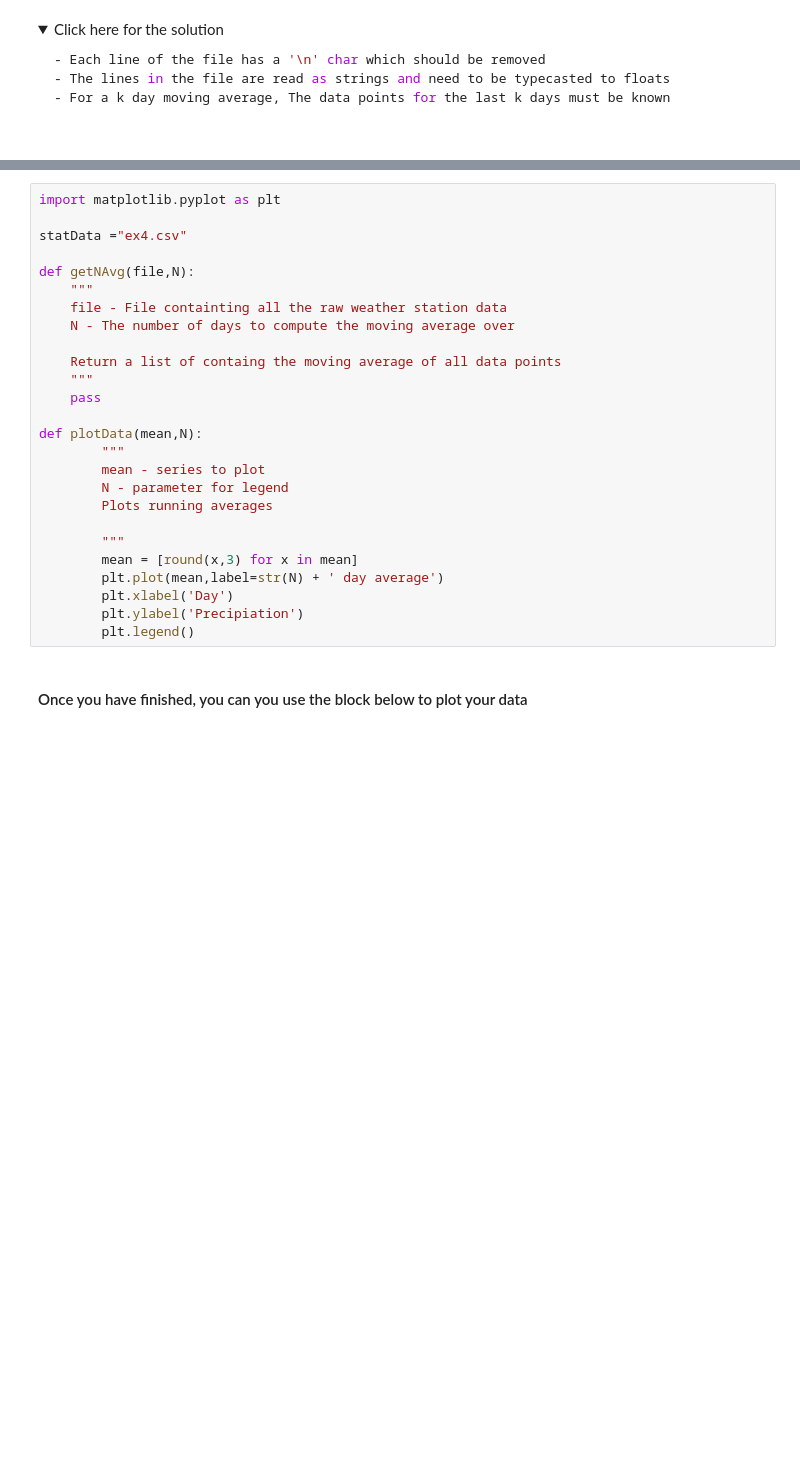
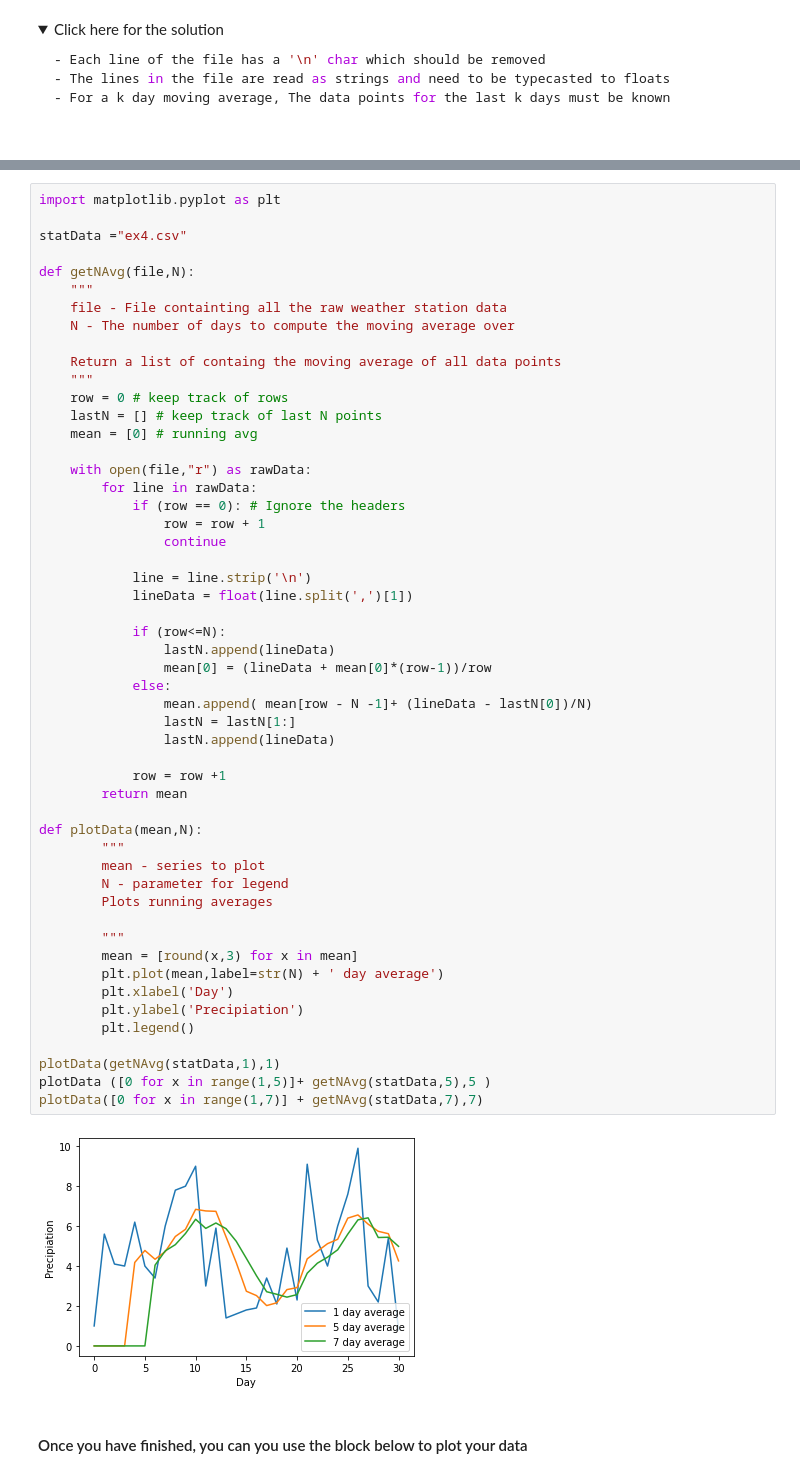
Before and after one commit to BobbySweaters/IBM-Data-Analyst-Labs, a Jupyter notebook: PY0101EN-4-1-ReadFile.ipynb, the cells around one changed output, grey strips where cells are left out. Drawn from its saved outputs; the diff is of its cells as text; folded sections open; blank space fills up the shorter version.

```diff
--- a/PY0101EN-4-1-ReadFile.ipynb
+++ b/PY0101EN-4-1-ReadFile.ipynb
@@ -245,29 +320,57 @@ The skeleton code has been provided below. Edit only the required function.
 # %%
 import matplotlib.pyplot as plt
 
 statData ="ex4.csv"
 
 def getNAvg(file,N):
     """
     file - File containting all the raw weather station data
     N - The number of days to compute the moving average over
 
     Return a list of containg the moving average of all data points
     """
-    pass
+    row = 0 # keep track of rows
+    lastN = [] # keep track of last N points
+    mean = [0] # running avg
+
+    with open(file,"r") as rawData:
+        for line in rawData:
+            if (row == 0): # Ignore the headers
+                row = row + 1
+                continue
+
+            line = line.strip('\n')
+            lineData = float(line.split(',')[1])
+
+            if (row<=N):
+                lastN.append(lineData)
+                mean[0] = (lineData + mean[0]*(row-1))/row
+            else:
+                mean.append( mean[row - N -1]+ (lineData - lastN[0])/N)
+                lastN = lastN[1:]
+                lastN.append(lineData)
+
+            row = row +1
+        return mean
 
 def plotData(mean,N):
         """
         mean - series to plot
         N - parameter for legend
         Plots running averages
 
         """
         mean = [round(x,3) for x in mean]
         plt.plot(mean,label=str(N) + ' day average')
         plt.xlabel('Day')
         plt.ylabel('Precipiation')
         plt.legend()
+
+plotData(getNAvg(statData,1),1)
+plotData ([0 for x in range(1,5)]+ getNAvg(statData,5),5 )
+plotData([0 for x in range(1,7)] + getNAvg(statData,7),7)
+# %% [output]
+[figure, added]
 # %% [markdown]
 #### Once you have finished, you can you use the block below to plot your data
 # %%
```
Also changed, not shown: parts of 21 cells of this notebook, 5 other files.
